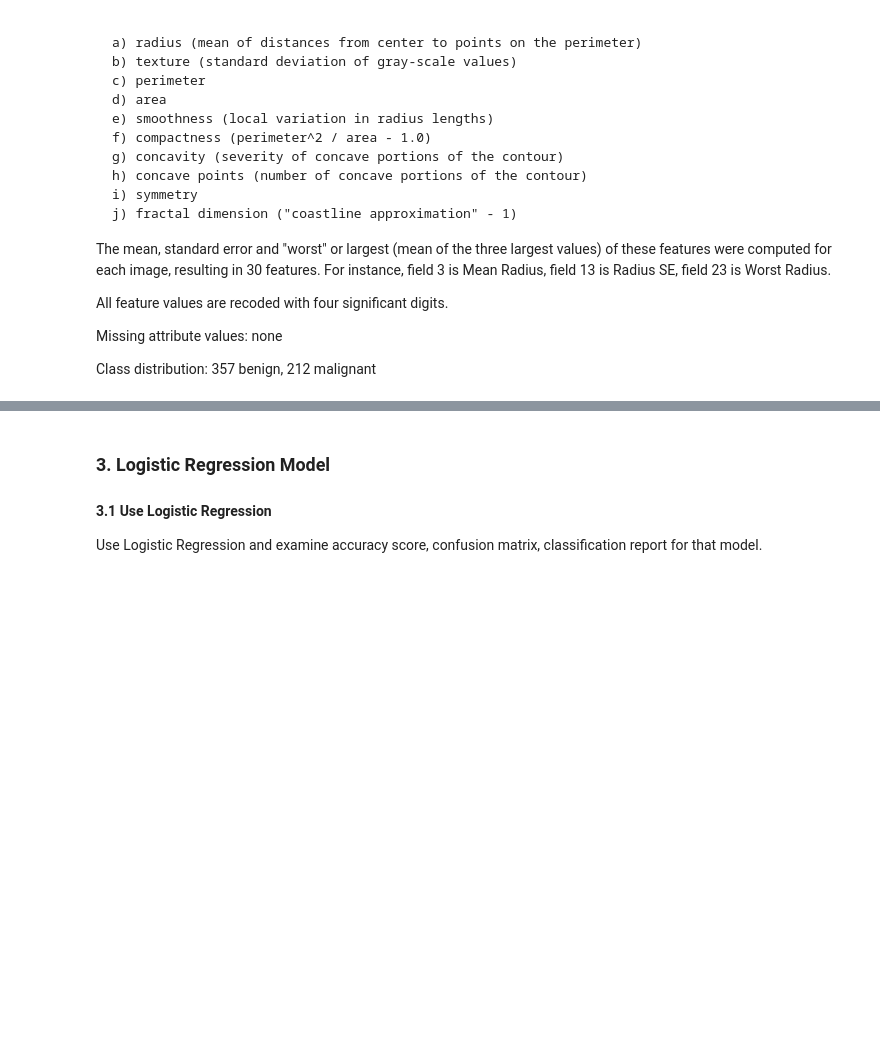
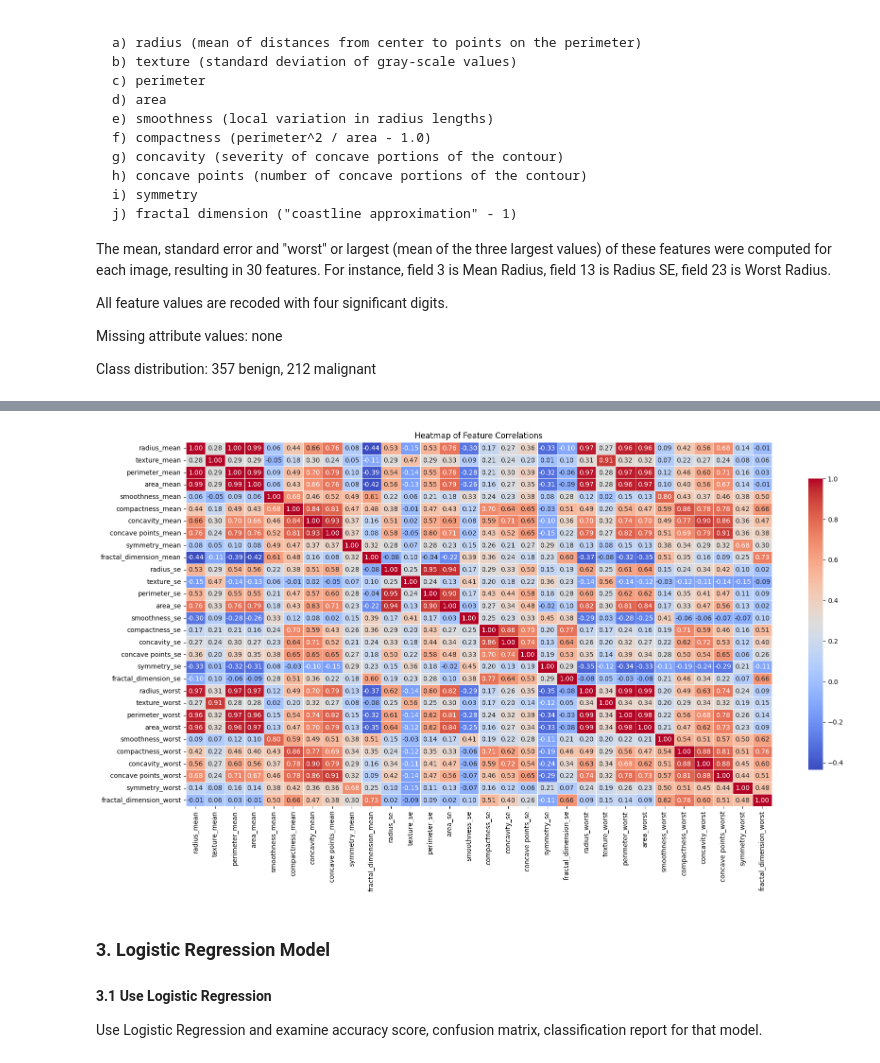
Before and after one commit to pragyanandan/Module-51, a Jupyter notebook: IOD_Lab_5_1_1.ipynb, the cells around one changed output, grey strips where cells are left out. Cells and saved outputs as stored; diff of their text form; code cells hidden in the pictures; blank space fills up the shorter version.

```diff
--- a/IOD_Lab_5_1_1.ipynb
+++ b/IOD_Lab_5_1_1.ipynb
@@ -61,3 +343,20 @@ Explore dataset. Check for nulls. Make the target column binary.
+# %%
+newdf = df.drop('diagnosis',axis=1)
+correlation_matrix = newdf.corr()
+
+plt.figure(figsize=(20, 10))
+heatmap = sns.heatmap(correlation_matrix,
+                      annot=True,
+                      fmt=".2f",
+                      cmap='coolwarm',
+                      linewidths=0.5,
+                      cbar_kws={"shrink": .8})
+
+plt.title('Heatmap of Feature Correlations')
+
+plt.show()
+# %% [output]
+[figure, added]
 # %% [markdown]
 ### 3. Logistic Regression Model
 
```
Also changed, not shown: parts of 48 cells of this notebook, 1 other file.
